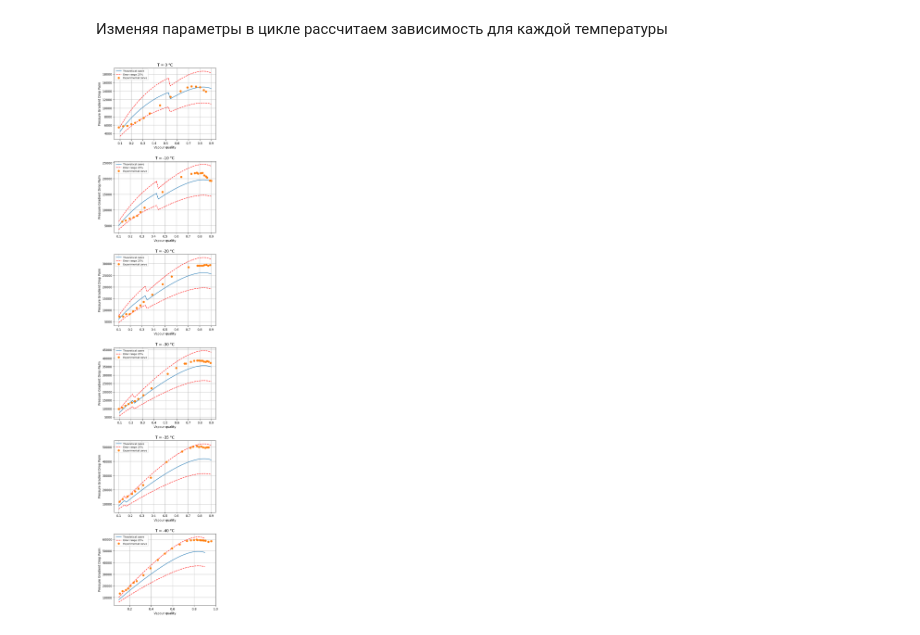
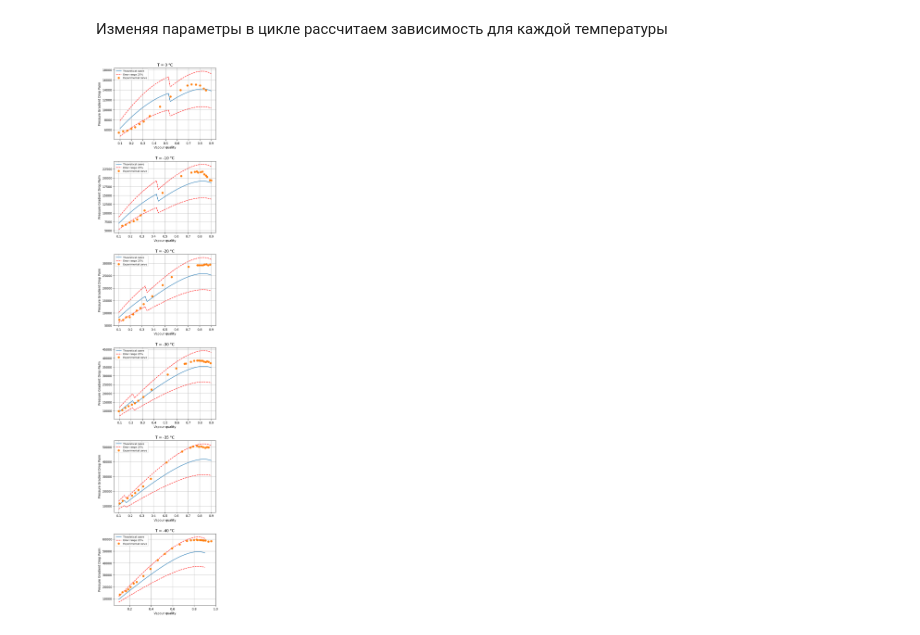
Before and after one commit to KeTeR111/NIR, a Jupyter notebook: main_class.ipynb, the cells around one changed output. Drawn from its saved outputs; the diff is of its cells as text; code cells hidden in the pictures.

```diff
--- a/main_class.ipynb
+++ b/main_class.ipynb
@@ -172,35 +172,35 @@ for i, t in enumerate(T):
     params_t = {
             'Substance': 'CO2',
             'Temperature': t,
             'G': 300,
             'x': np.linspace(0.1, 0.9, Nx),
         }
 
-    second_experimental_setup = DpDz(g=9.8155, ki=None, d=0.00142, value_fb=False, thermodinamic_params=params_t)
+    second_experimental_setup = DpDz(g=0, ki=None, d=0.00142, value_fb=False, thermodinamic_params=params_t)
     values = second_experimental_setup.calculate()
 
     df = pd.DataFrame(values)
     df['G'] = params_t['G']
     df['T'] = params_t['Temperature']
     results_of_second_research.append(df)
 
     x = params_t['x']
     y = df['DpDz']
 
     x_exp = data[i]['X']
     y_exp = data[i]['Y'] * 1000
 
     ax[i].plot(x, y, label='Theoretical curve')
     ax[i].plot(x, 0.75 * y, color='red', linestyle='--', label='Error range 25%')
     ax[i].plot(x, 1.25 * y, color='red', linestyle='--')
     ax[i].plot(x_exp, y_exp, marker='o', linestyle='', label='Experimental curve')
     ax[i].set_xlabel('Vapour quality')
     ax[i].set_ylabel('Pressure Gradient Drop Pa/m')
     ax[i].legend(fontsize=8)
     ax[i].set_title(f'T = {t} °C')
     ax[i].grid()
 # %% [output]
-[figure, old version]
+[figure, new version]
 # %%
 
 # Создаем основную папку Results если нет
```
Also changed, not shown: 9 other files.
